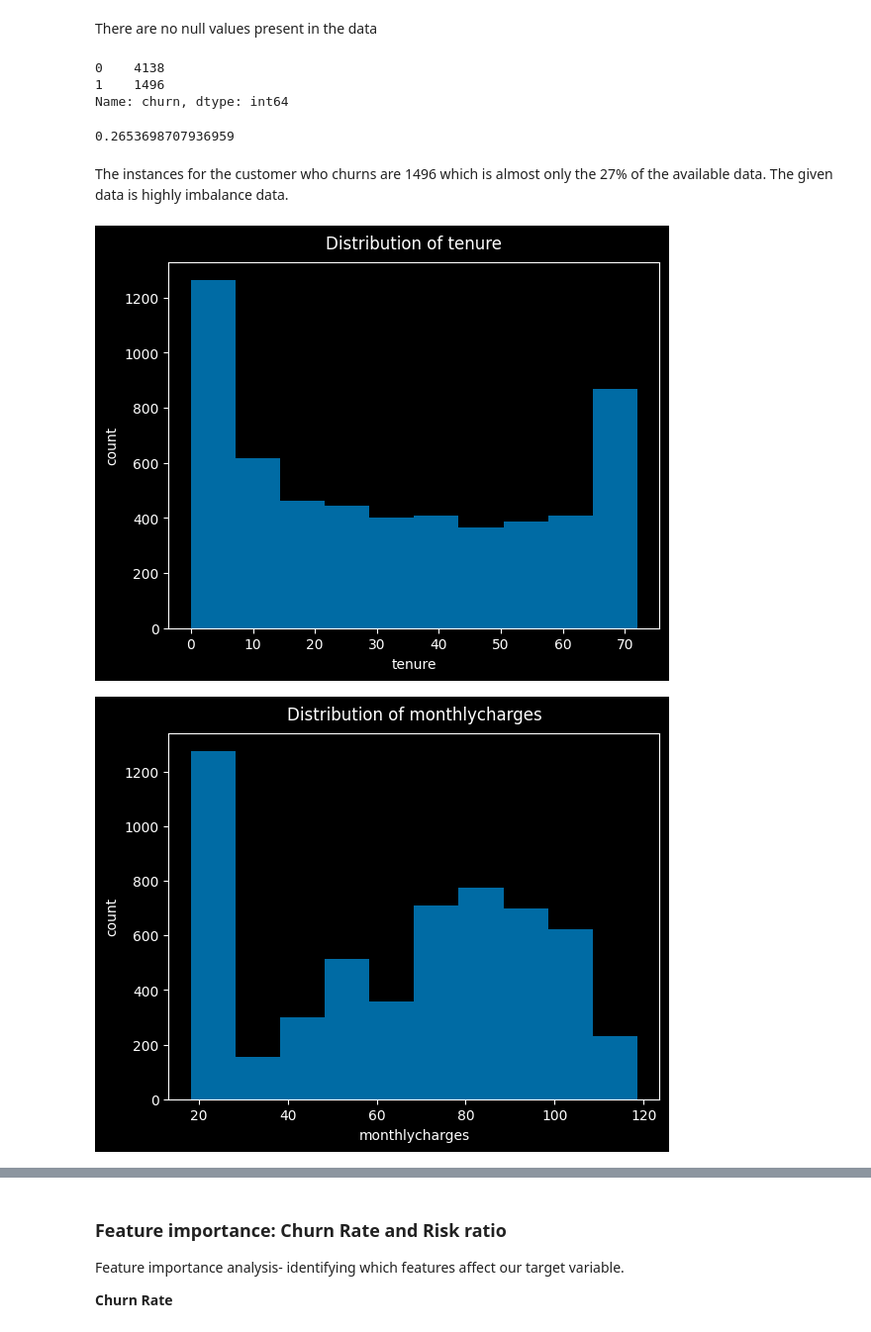
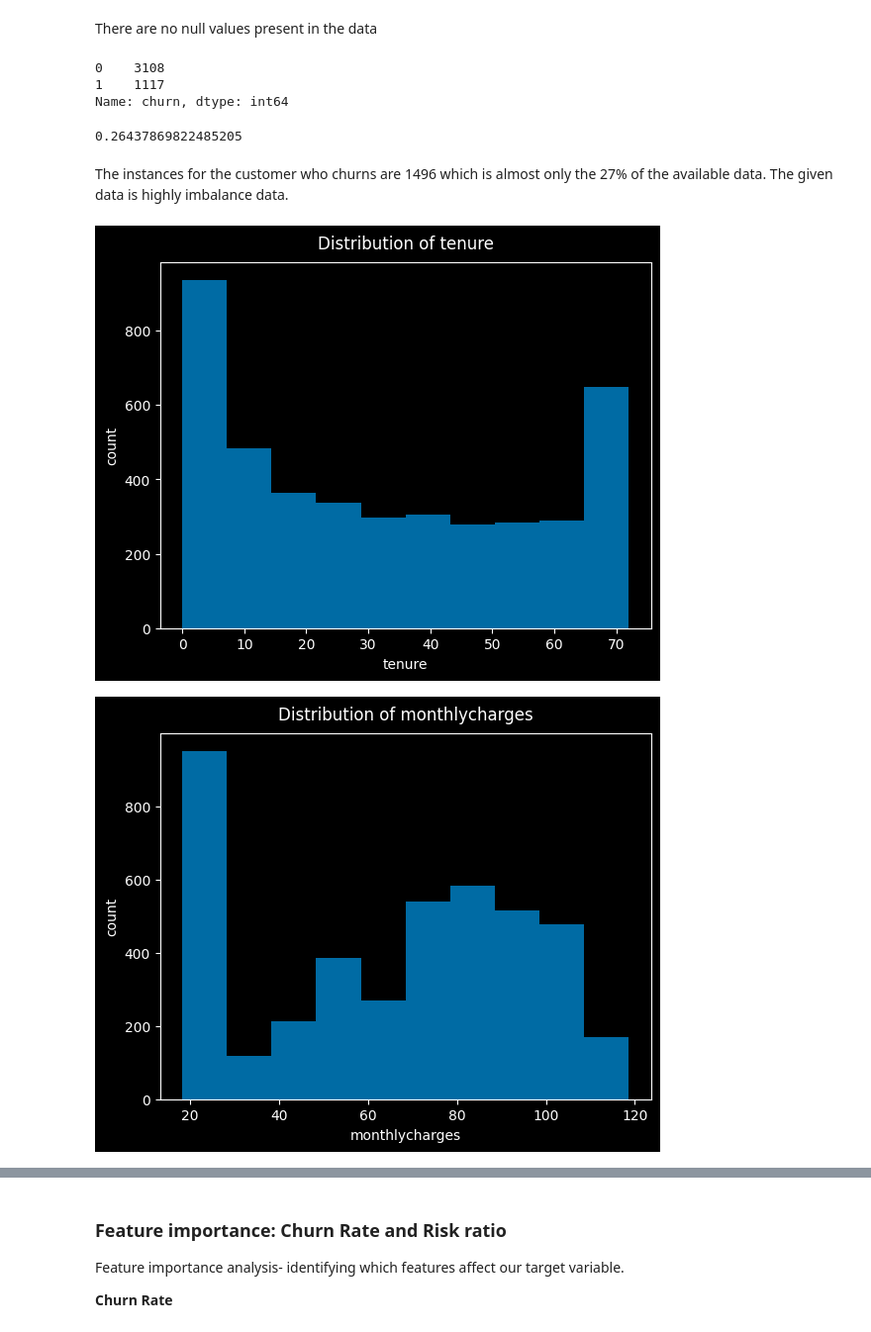
Before and after one commit to madhuri-15/mlbookcamp-homeworks, a Jupyter notebook: Week3-Classification/Project/ChurnPrediction.ipynb, the cells around one changed output, grey strips where cells are left out. Shown at 99% size. Cells and saved outputs as stored; diff of their text form; code cells hidden in the pictures.

```diff
--- a/Week3-Classification/Project/ChurnPrediction.ipynb
+++ b/Week3-Classification/Project/ChurnPrediction.ipynb
@@ -111,13 +111,9 @@ Splitting data into train/validation/test datasets using `train_test_split` meth
 # %%
 from sklearn.model_selection import train_test_split
 
-# Split the data into X and y.
-X = data.drop(columns=['churn'], axis=1).copy()
-y = data['churn'].copy()
-
 # first split the data into ratio 80:20 for training and test dataset
-X_full, X_test, y_full, y_test = train_test_split(X, y, test_size=0.2, random_state=42)
+df_full, df_test = train_test_split(data, test_size=0.2, random_state=42)
 
 # next, split the data X_full and y_full into train, and validation dataset
-X_train, X_val, y_train, y_val = train_test_split(X_full, y_full, test_size=0.25, random_state=42)
+df_train, df_val = train_test_split(df_full, test_size=0.25, random_state=42)
 # %%
@@ -131,12 +128,8 @@ X_test shape:: (1409, 20)
 # %%
 # Reset the index
-X_train.reset_index(drop=True, inplace=True)
-X_val.reset_index(drop=True, inplace=True)
-X_test.reset_index(drop=True, inplace=True)
-
-y_train.reset_index(drop=True, inplace=True)
-y_val.reset_index(drop=True, inplace=True)
-y_test.reset_index(drop=True, inplace=True)
+df_train.reset_index(drop=True, inplace=True)
+df_val.reset_index(drop=True, inplace=True)
+df_test.reset_index(drop=True, inplace=True)
 # %% [markdown]
 # Exploratory Data Analysis
 # %%
@@ -164,17 +157,17 @@ dtype: int64
 There are no null values present in the data
 # %%
 # Churn value counts
-y_full.value_counts()
+df_train['churn'].value_counts()
 # %% [output]
-0    4138
-1    1496
+0    3108
+1    1117
 Name: churn, dtype: int64
 # %%
 # Churn rate
-global_churn = data['churn'].mean()
+global_churn = df_train['churn'].mean()
 global_churn
 # %% [output]
-0.2653698707936959
+0.26437869822485205
 # %% [markdown]
 The instances for the customer who churns are 1496 which is almost only the 27% of the available data. The given data is highly imbalance data.
 # %%
@@ -183,11 +176,11 @@ categorical_cols = ['gender', 'seniorcitizen', 'partner', 'dependents', 'phonese
 # %%
 # Univariate analysis
 for col in numeric_cols:
-    plt.hist(X_full[col])
+    plt.hist(df_train[col])
     plt.title(f"Distribution of {col}", size=12, pad=10)
     plt.xlabel(f"{col}", size=10)
     plt.ylabel("count", size=10)
     plt.show()
 # %% [output]
-[figure, old version]
+[figure, new version]
-[figure, old version]
+[figure, new version]
```
Also changed, not shown: parts of 21 cells of this notebook.
